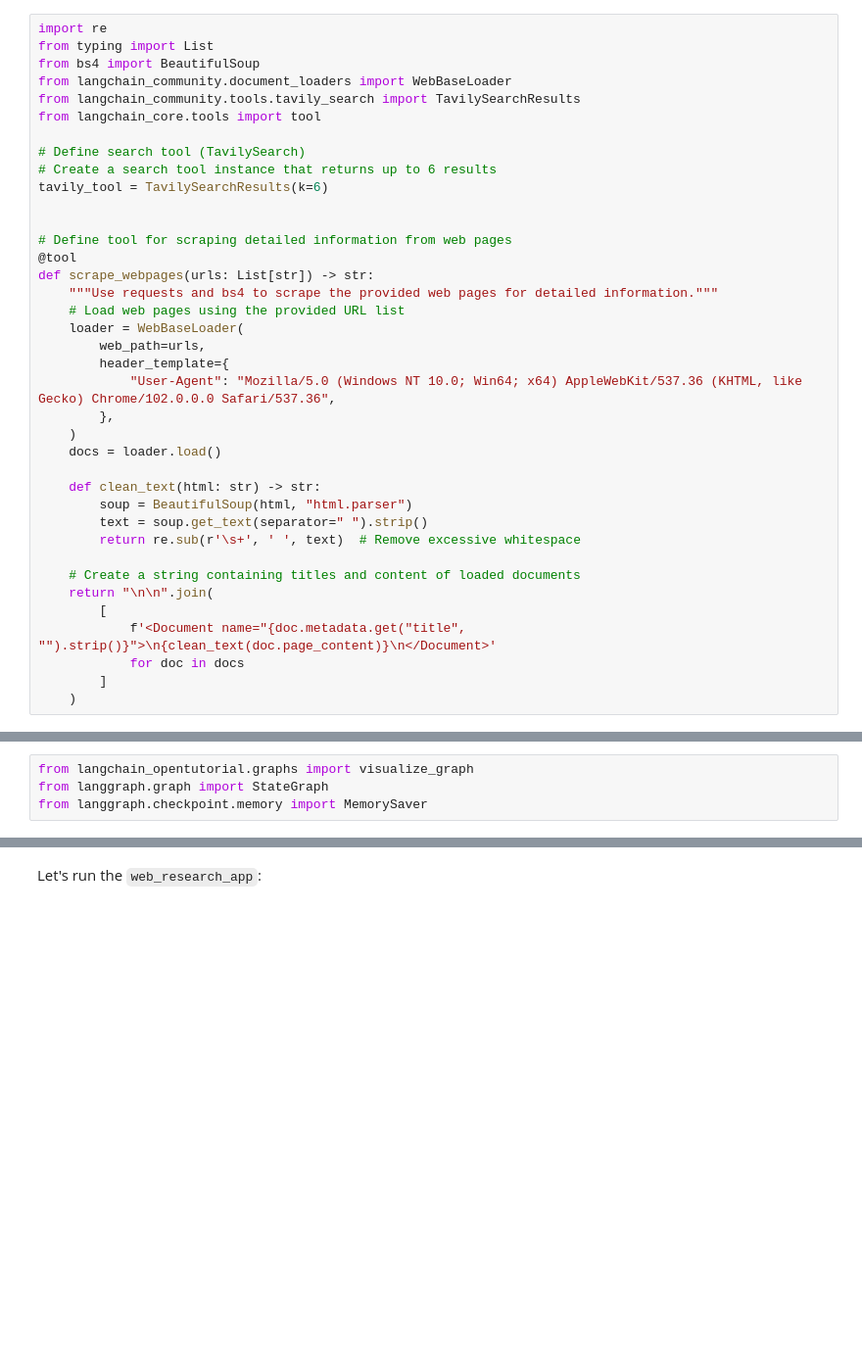
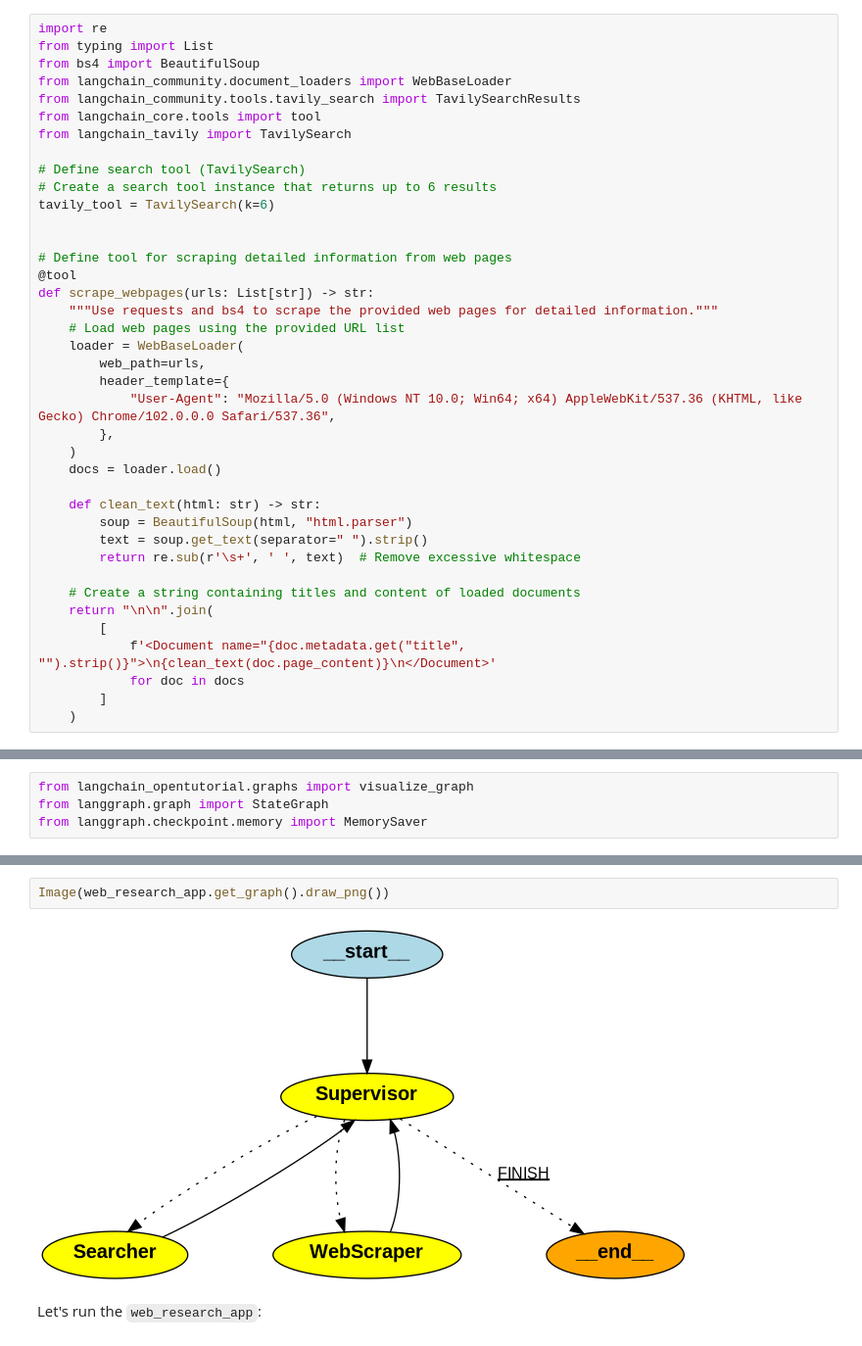
Before and after one commit to Bluedata-Consulting/GAAI-B4-Azure, a Jupyter notebook: SELFLEARNING/code15_LangGraph-Hierarchical-Multi-Agent-Teams.ipynb, the cells around one changed output, grey strips where cells are left out. Shown at 98% size. Cells and saved outputs as stored; diff of their text form; blank space fills up the shorter version.

````diff
--- a/SELFLEARNING/code15_LangGraph-Hierarchical-Multi-Agent-Teams.ipynb
+++ b/SELFLEARNING/code15_LangGraph-Hierarchical-Multi-Agent-Teams.ipynb
@@ -50,10 +60,11 @@ from bs4 import BeautifulSoup
 from langchain_community.document_loaders import WebBaseLoader
 from langchain_community.tools.tavily_search import TavilySearchResults
 from langchain_core.tools import tool
+from langchain_tavily import TavilySearch
 
 # Define search tool (TavilySearch)
 # Create a search tool instance that returns up to 6 results
-tavily_tool = TavilySearchResults(k=6)
+tavily_tool = TavilySearch(k=6)
 
 
 # Define tool for scraping detailed information from web pages
@@ -350,3 +386,7 @@ visualize_graph(web_research_app, xray=True)
+# %%
+Image(web_research_app.get_graph().draw_png())
+# %% [output]
+[figure, added]
 # %% [markdown]
 Let's run the ```web_research_app```:
 # %%
````
Also changed, not shown: parts of 16 cells of this notebook.
